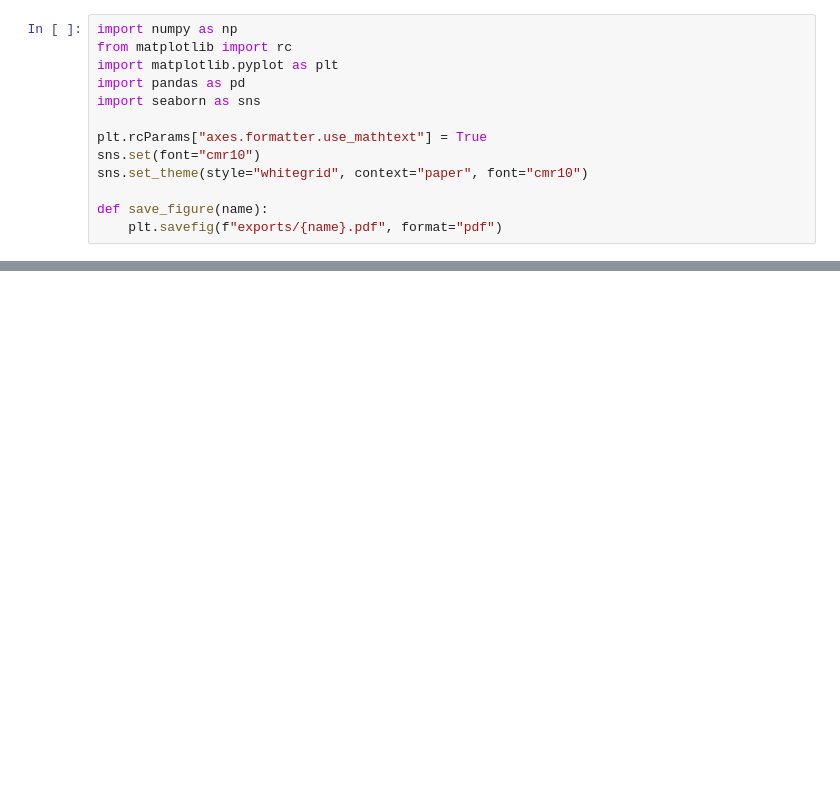
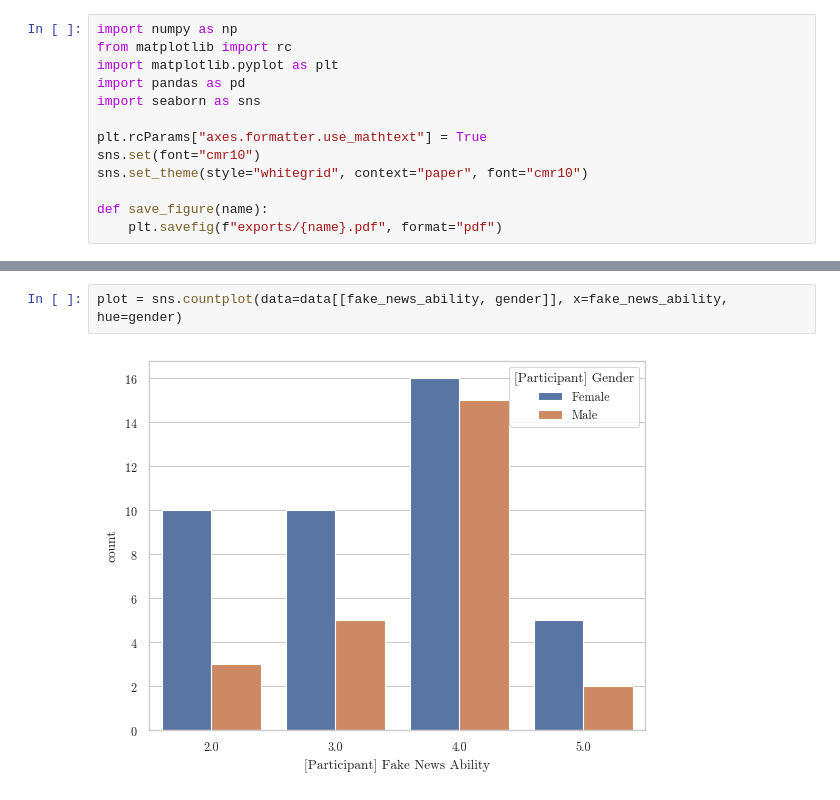
Before and after one commit to arpadgabor/credee, a Jupyter notebook: notebooks/demographics.ipynb, the cells around one changed output, grey strips where cells are left out. Saved outputs shown, nothing was run; the diff lists cells and outputs as text; blank space fills up the shorter version.

```diff
--- a/notebooks/demographics.ipynb
+++ b/notebooks/demographics.ipynb
@@ -122,0 +109,4 @@ save_figure("nationalities_by_gender_and_age")
+# %%
+plot = sns.countplot(data=data[[fake_news_ability, gender]], x=fake_news_ability, hue=gender)
+# %% [output]
+[figure, added]
```
Also changed, not shown: parts of 13 cells of this notebook, 6 other files.
